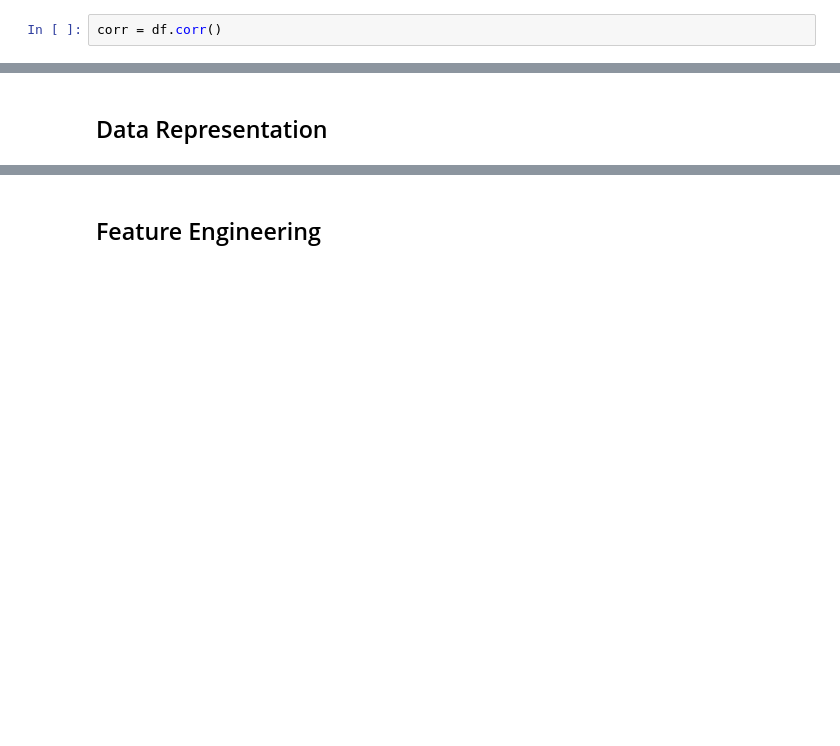
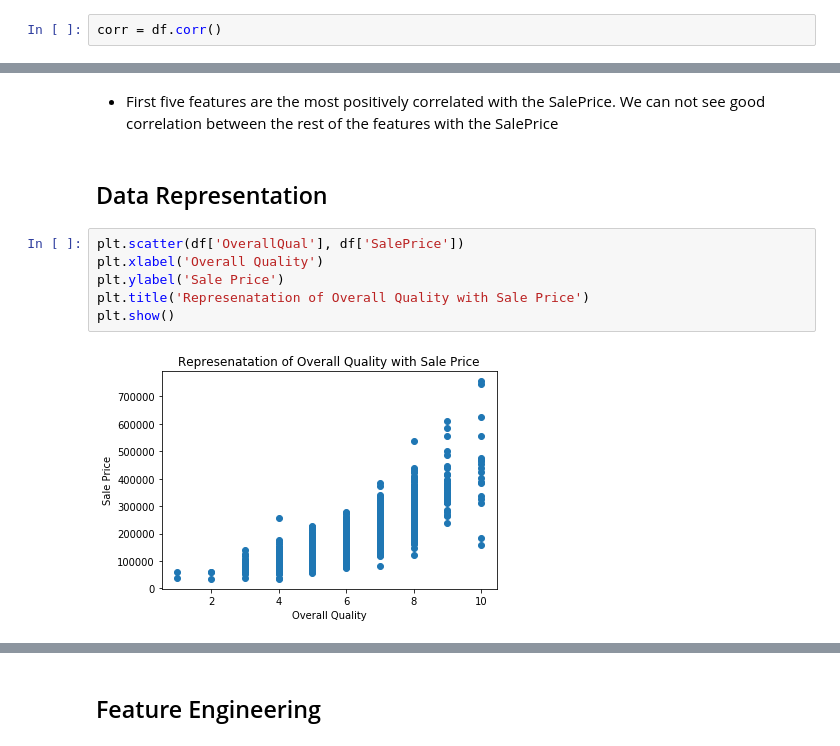
Before and after one commit to LakshanKarunathilake/ML-Kaggle-Competition, a Jupyter notebook: House Price Prediction.ipynb, the cells around one changed output, grey strips where cells are left out. Saved outputs shown, nothing was run; the diff lists cells and outputs as text; blank space fills up the shorter version.

Commit message:
Draw charts in data representation

```diff
--- a/House Price Prediction.ipynb
+++ b/House Price Prediction.ipynb
@@ -60,2 +153,12 @@ corr_list
+# %% [markdown]
+- First five features are the most positively correlated with the SalePrice. We can not see good correlation between the rest of the features with the SalePrice
 # %% [markdown]
 ## Data Representation
+# %%
+plt.scatter(df['OverallQual'], df['SalePrice'])
+plt.xlabel('Overall Quality')
+plt.ylabel('Sale Price')
+plt.title('Represenatation of Overall Quality with Sale Price')
+plt.show()
+# %% [output]
+[figure, added]
```
Also changed, not shown: parts of 24 cells of this notebook.
